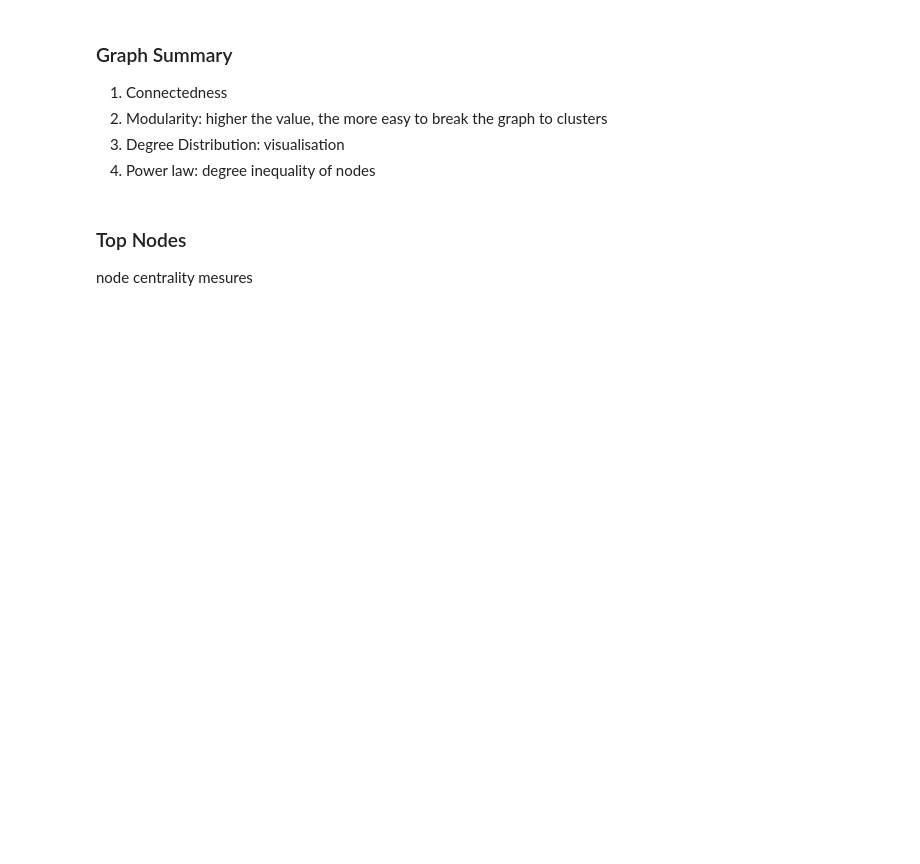
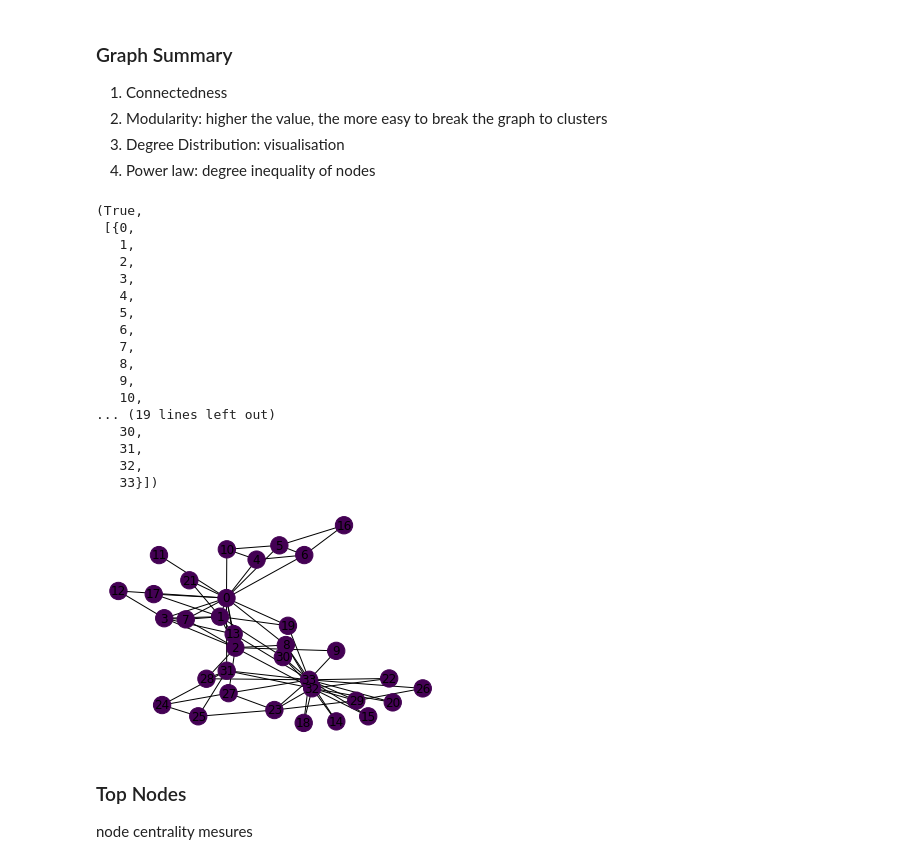
Before and after one commit to gurus848/FYP-19-20, a Jupyter notebook: notebook/modelling/social_network_analysis.ipynb, the cells around one changed output. Cells and saved outputs as stored; diff of their text form; code cells hidden in the pictures; blank space fills up the shorter version.

```diff
--- a/notebook/modelling/social_network_analysis.ipynb
+++ b/notebook/modelling/social_network_analysis.ipynb
@@ -48,26 +44,43 @@ def report_connectedness(G, save_img_path=None):
     # aggregrate connectedness metrics
     is_connected = components.is_connected(G)
 
-    if is_connected:
-        return True
+    # get the connected components if the graph is disconnected
+    connected_components = list(components.connected_components(G))
 
-    else:
-        # get the connected components if the graph is disconnected
-        connected_components = components.connected_components(G)
+    # save the disconnected components visualisation if the path given
+    if save_img_path:
+        colors = np.linspace(0, 1, len(connected_components))
+        com_color_map = dict()
+        for idx, com in enumerate(connected_components):
+            for node in com:
+                com_color_map[node] = colors[idx]
 
-        # save the disconnected components visualisation if the path given
-        if save_img_path:
-            colors = np.linspace(0, 1, len(connected_components))
-            com_color_map = dict()
-            for idx, com in enumerate(connected_components):
-                for node in com:
-                    com_color_map[node] = colors[idx]
+        labels=nx.draw_networkx_labels(G,pos=pos)
+        nx.draw(G, pos, node_color=list(com_color_map.values()))
+        plt.savefig(save_img_path, format="PNG")
 
-            labels=nx.draw_networkx_labels(G,pos=pos)
-            nx.draw(G, pos, node_color=list(com_color_map.values()))
-            plt.savefig(save_img_path, format="PNG")
-
-        return (False, connected_components)
+        return (is_connected, connected_components)
+# %%
+report_connectedness(G, save_img_path="connected_components.png")
+# %% [output]
+(True,
+ [{0,
+   1,
+   2,
+   3,
+   4,
+   5,
+   6,
+   7,
+   8,
+   9,
+   10,
+... (19 lines left out)
+   30,
+   31,
+   32,
+   33}])
+[figure, added]
 # %% [markdown]
 ### Top Nodes
 
```
Also changed, not shown: parts of 10 cells of this notebook, 5 other files.
